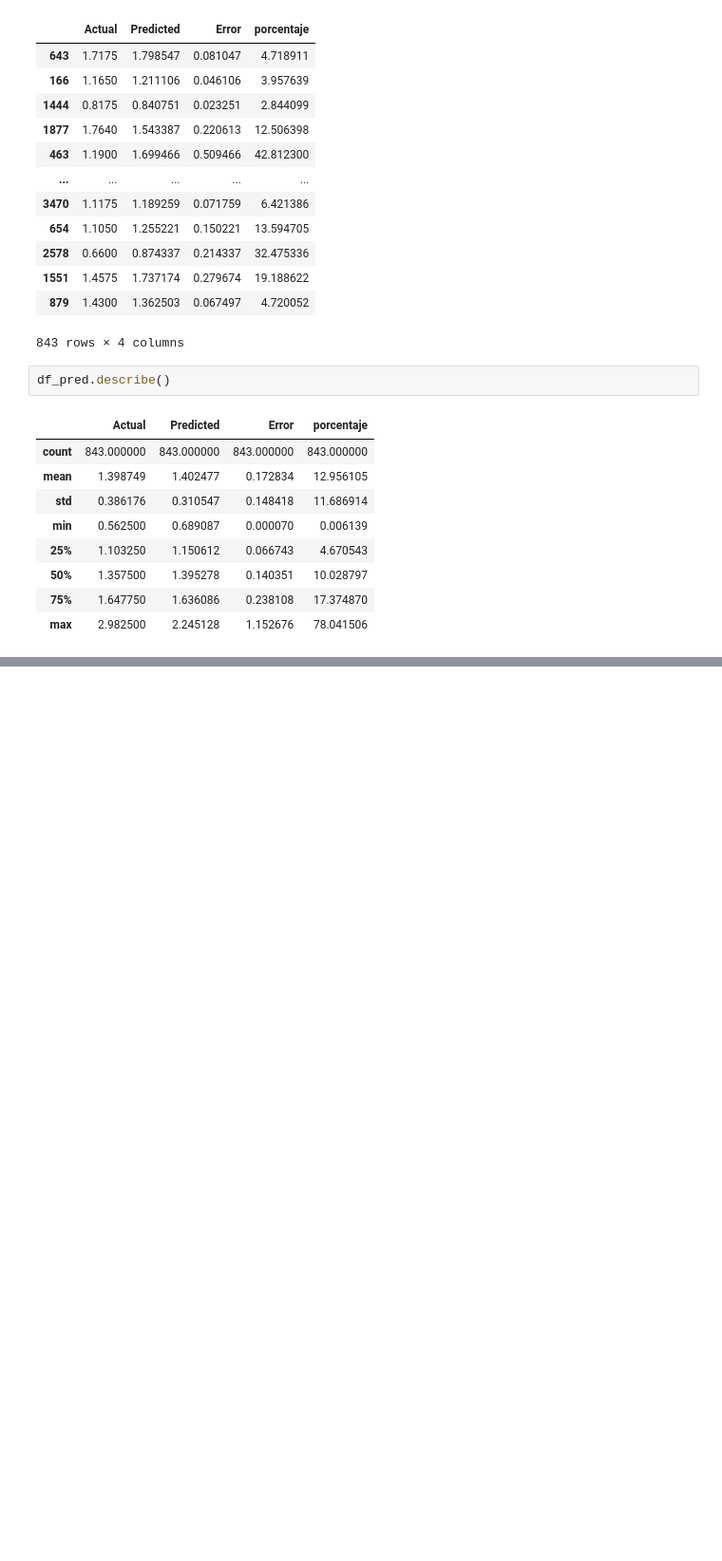
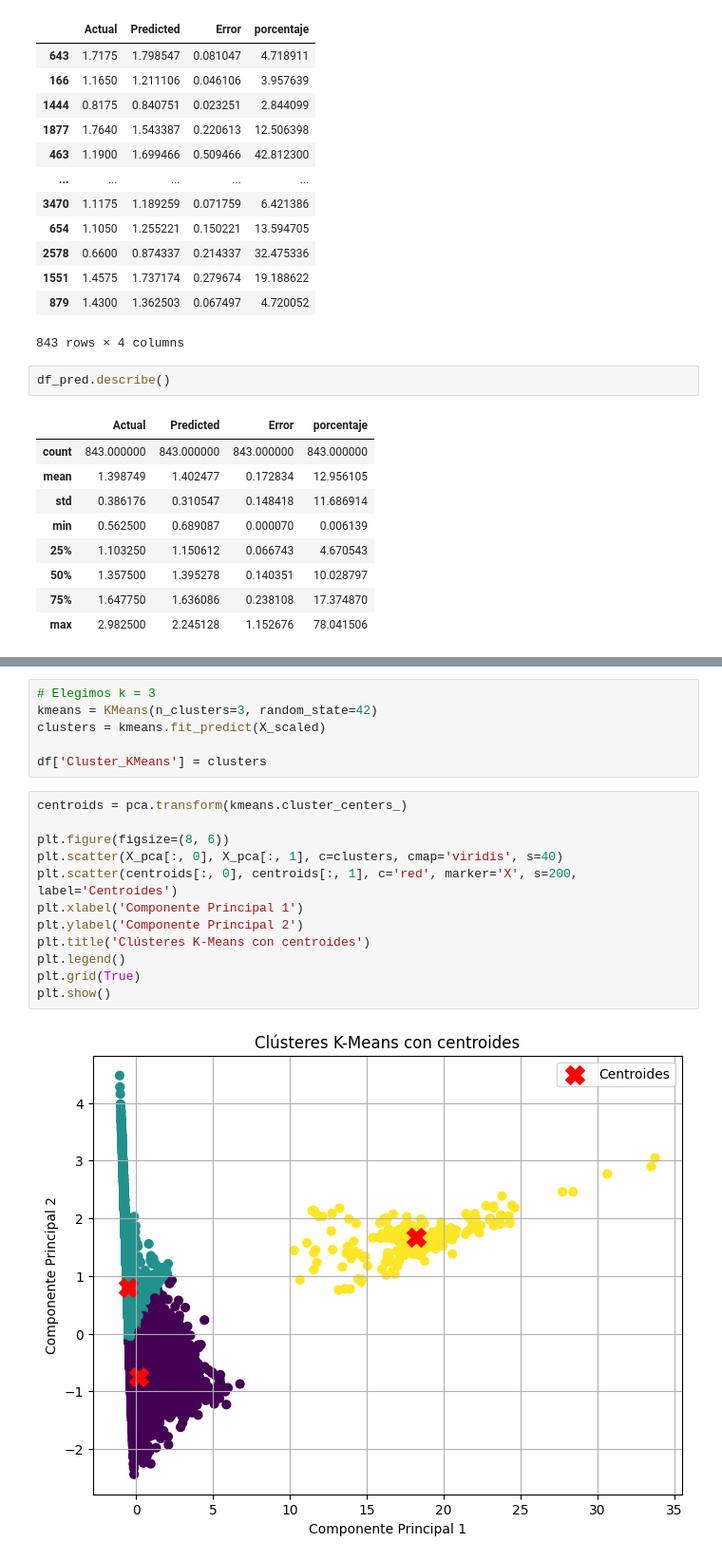
Before and after one commit to juanjoher/CienciaDatosProy2, a Jupyter notebook: proyecto.ipynb, the cells around one changed output, grey strips where cells are left out. Shown at 95% size. Saved outputs shown, nothing was run; the diff lists cells and outputs as text; blank space fills up the shorter version.

Commit message:
implementacion de PCA, K-means, GMM, DBS

```diff
--- a/proyecto.ipynb
+++ b/proyecto.ipynb
@@ -412,0 +476,20 @@ df_pred.describe()
+# %%
+# Elegimos k = 3
+kmeans = KMeans(n_clusters=3, random_state=42)
+clusters = kmeans.fit_predict(X_scaled)
+
+df['Cluster_KMeans'] = clusters
+# %%
+centroids = pca.transform(kmeans.cluster_centers_)
+
+plt.figure(figsize=(8, 6))
+plt.scatter(X_pca[:, 0], X_pca[:, 1], c=clusters, cmap='viridis', s=40)
+plt.scatter(centroids[:, 0], centroids[:, 1], c='red', marker='X', s=200, label='Centroides')
+plt.xlabel('Componente Principal 1')
+plt.ylabel('Componente Principal 2')
+plt.title('Clústeres K-Means con centroides')
+plt.legend()
+plt.grid(True)
+plt.show()
+# %% [output]
+[figure, added]
```
Also changed, not shown: parts of 27 cells of this notebook, 1 other file.
